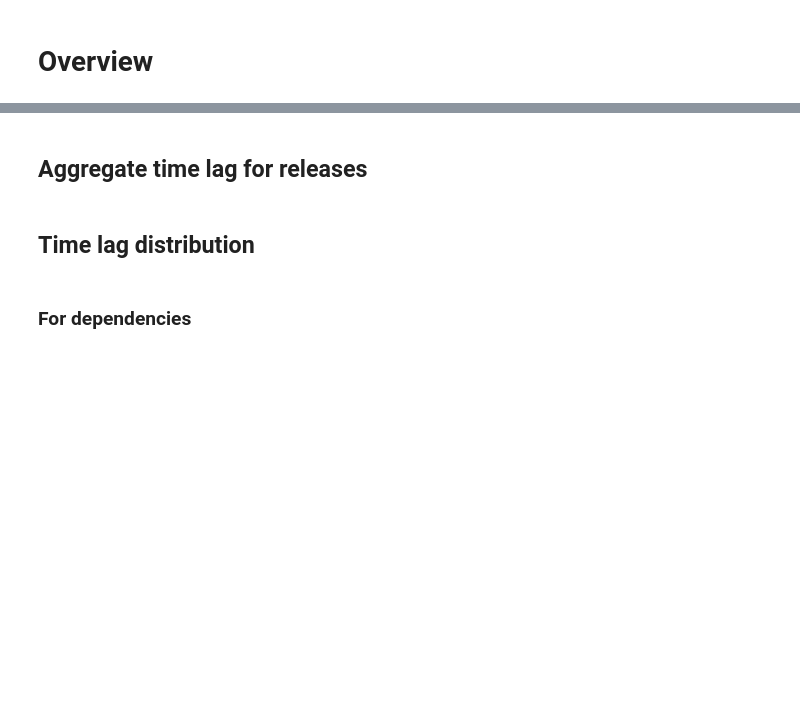
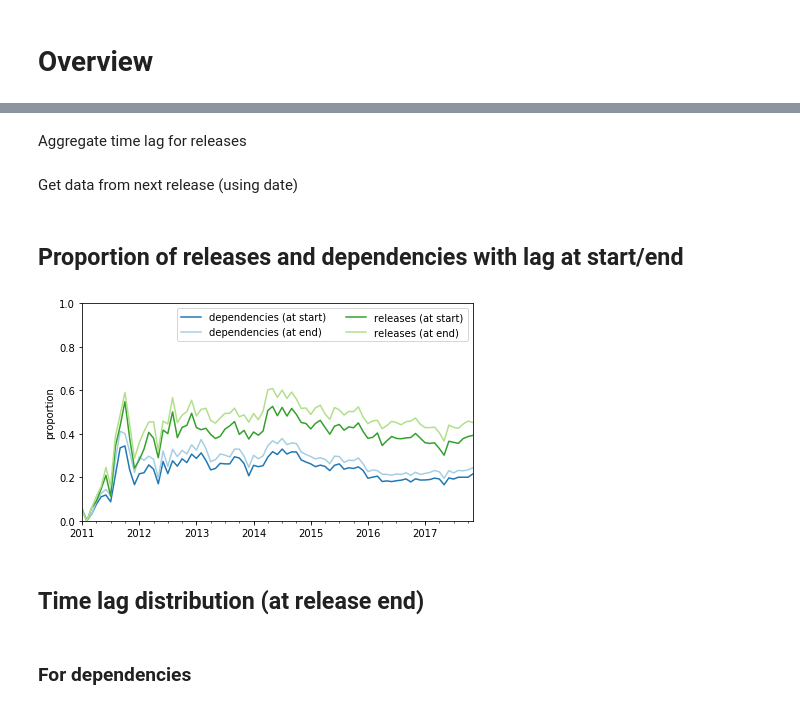
Before and after one commit to AlexandreDecan/secos-lag, a Jupyter notebook: notebooks/Technical lags.ipynb, the cells around one changed output, grey strips where cells are left out. Cells and saved outputs as stored; diff of their text form; code cells hidden in the pictures; blank space fills up the shorter version.

```diff
--- a/notebooks/Technical lags.ipynb
+++ b/notebooks/Technical lags.ipynb
@@ -87,2 +155,2 @@ KeyboardInterrupt:
 # %% [markdown]
-## Aggregate time lag for releases
+Aggregate time lag for releases
@@ -89,4 +175,70 @@ KeyboardInterrupt:
+# %% [markdown]
+Get data from next release (using date)
+# %%
+df_lags_releases = (
+    df_lags_releases
+    .assign(NextRankByDate=lambda d: d['RankByDate'] + 1)
+    .merge(
+        (
+            df_lags_releases
+            .rename(columns={
+                'RankByDate': 'NextRankByDate',
+                'ReleaseType': 'NextReleaseType',
+                'TemporalLagAtTime': 'NextTemporalLagAtTime',
+            })
+            [['Package', 'NextRankByDate', 'NextReleaseType', 'NextTemporalLagAtTime']]
+        ),
+        how='left',
+        on=['Package', 'NextRankByDate']
+    )
+)
+# %% [markdown]
+## Proportion of releases and dependencies with lag at start/end
+# %%
+fig, ax = matplotlib.pyplot.subplots()
+
+(
+    df_lags
+    .assign(n=1)
+    .assign(lag_at_start=lambda d: (d['TemporalLagAtTime'] > pandas.to_timedelta('0D')).astype(int))
+    .assign(lag_at_end=lambda d: (d['TemporalLagAtNextTime'] > pandas.to_timedelta('0D')).astype(int))
+    [['NextTime', 'n', 'lag_at_start', 'lag_at_end']]
+    .groupby(pandas.Grouper(key='NextTime', freq='1M'))
+    .sum()
+    .assign(lag_at_start=lambda d: d['lag_at_start'] / d['n'])
+    .assign(lag_at_end=lambda d: d['lag_at_end'] / d['n'])
+    [['lag_at_start', 'lag_at_end']]
+    .rename(columns={'lag_at_start': 'dependencies (at start)', 'lag_at_end': 'dependencies (at end)'})
+    .plot(ax=ax, color=PAL_DEP)
+)
+
+(
+    df_lags_releases
+    .assign(n=1)
+    .assign(lag_at_start=lambda d: (d['TemporalLagAtTime'] > pandas.to_timedelta('0D')).astype(int))
+    .assign(lag_at_end=lambda d: (d['TemporalLagAtNextTime'] > pandas.to_timedelta('0D')).astype(int))
+    [['NextTime', 'n', 'lag_at_start', 'lag_at_end']]
+    .groupby(pandas.Grouper(key='NextTime', freq='1M'))
+    .sum()
+    .assign(lag_at_start=lambda d: d['lag_at_start'] / d['n'])
+    .assign(lag_at_end=lambda d: d['lag_at_end'] / d['n'])
+    [['lag_at_start', 'lag_at_end']]
+    .rename(columns={'lag_at_start': 'releases (at start)', 'lag_at_end': 'releases (at end)'})
+    .plot(ax=ax, color=PAL_REL)
+)
+
+ax.set(
+    xlabel='',
+    ylabel='proportion',
+    xlim=DATE_RANGE,
+    ylim=(0, 1),
+)
+ax.legend(ncol=2)
+
+savefig(fig, 'temporal_proportion_with_lag')
+# %% [output]
+[figure, added]
 # %% [markdown]
-## Time lag distribution
+## Time lag distribution (at release end)
 # %% [markdown]
 ### For dependencies
```
Also changed, not shown: parts of 60 cells of this notebook, 4 other files.
